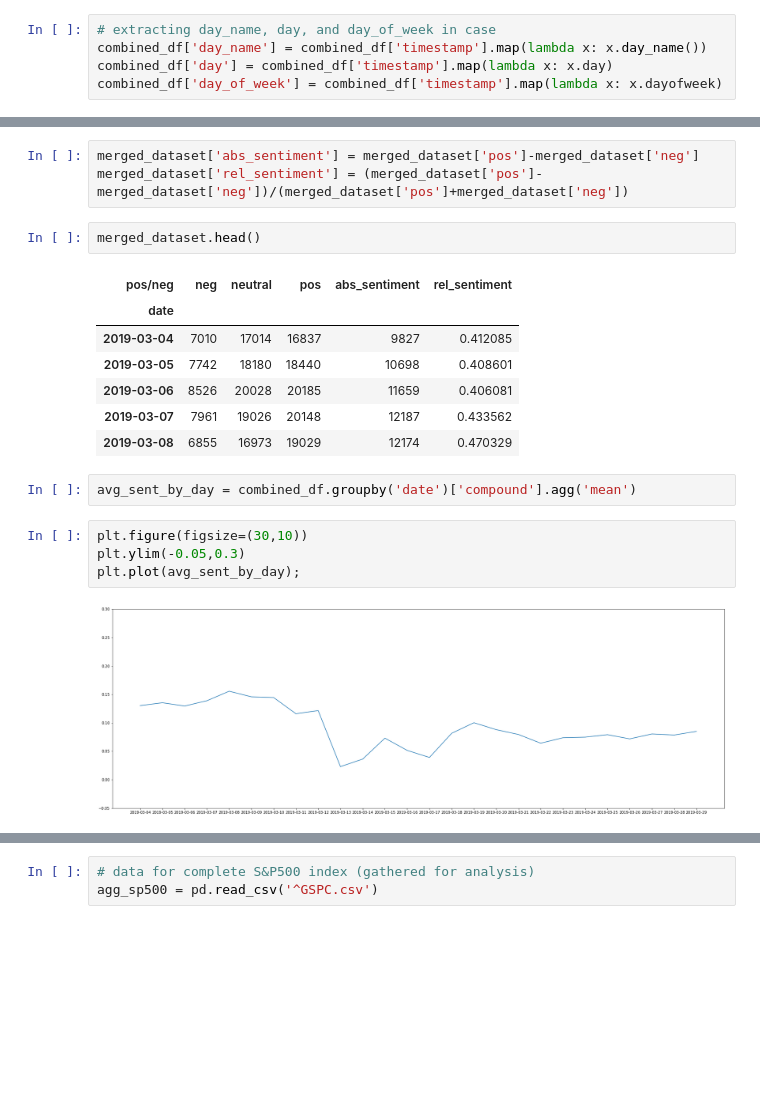
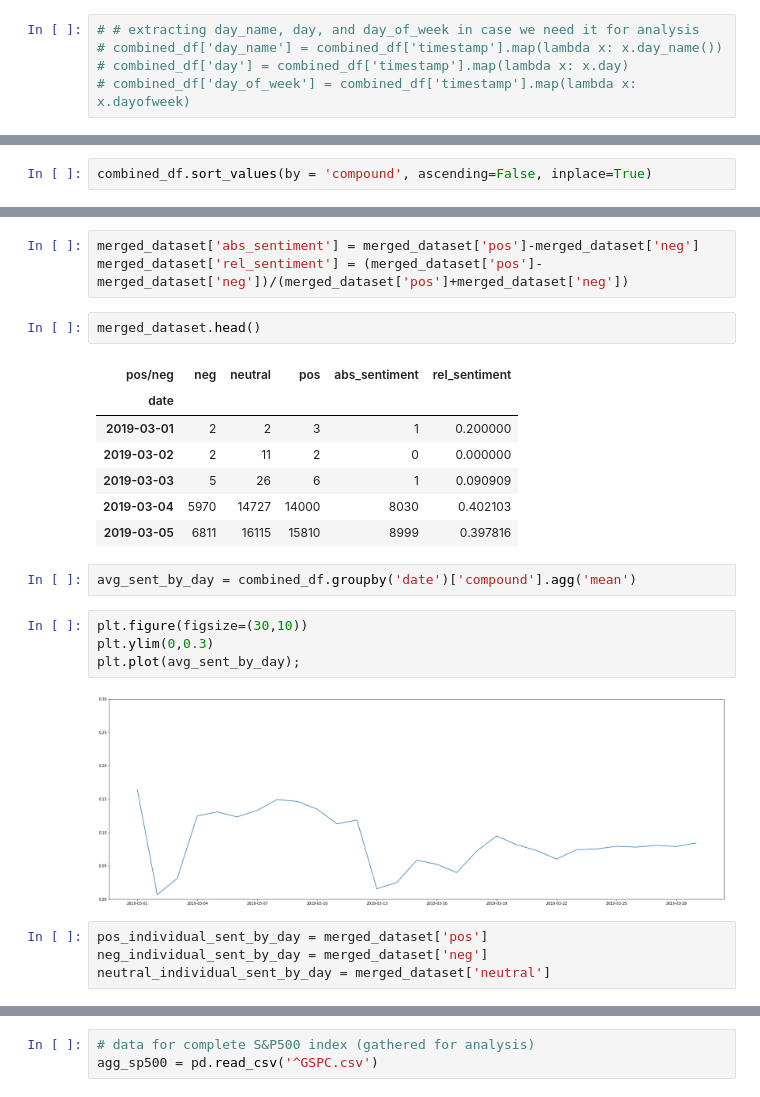
Before and after one commit to luisvillarreal/w266_final, a Jupyter notebook: Data Profiling.ipynb, the cells around one changed output, grey strips where cells are left out. Cells and saved outputs as stored; diff of their text form; blank space fills up the shorter version.

```diff
--- a/Data Profiling.ipynb
+++ b/Data Profiling.ipynb
@@ -127,10 +129,10 @@ analyzer = SentimentIntensityAnalyzer()
 combined_df['compound'] = combined_df['tweet'].map(
     lambda x: list(analyzer.polarity_scores(x).values())[3])
 # %%
-# extracting day_name, day, and day_of_week in case
-combined_df['day_name'] = combined_df['timestamp'].map(lambda x: x.day_name())
-combined_df['day'] = combined_df['timestamp'].map(lambda x: x.day)
-combined_df['day_of_week'] = combined_df['timestamp'].map(lambda x: x.dayofweek)
+# # extracting day_name, day, and day_of_week in case we need it for analysis
+# combined_df['day_name'] = combined_df['timestamp'].map(lambda x: x.day_name())
+# combined_df['day'] = combined_df['timestamp'].map(lambda x: x.day)
+# combined_df['day_of_week'] = combined_df['timestamp'].map(lambda x: x.dayofweek)
 # %%
 #combined_df.to_csv('tweets_with_sentiment.csv')
 #combined_df = pd.read_csv('tweets_with_sentiment.csv', index_col=False)
@@ -145,0 +148,2 @@ combined_df.head()
+# %%
+combined_df.sort_values(by = 'compound', ascending=False, inplace=True)
@@ -309,16 +323,20 @@ merged_dataset.head()
 # %% [output]
 | pos/neg | neg | neutral | pos | abs_sentiment | rel_sentiment |
 | date |  |  |  |  |  |
-| 2019-03-04 | 7010 | 17014 | 16837 | 9827 | 0.412085 |
-| 2019-03-05 | 7742 | 18180 | 18440 | 10698 | 0.408601 |
-| 2019-03-06 | 8526 | 20028 | 20185 | 11659 | 0.406081 |
-| 2019-03-07 | 7961 | 19026 | 20148 | 12187 | 0.433562 |
-| 2019-03-08 | 6855 | 16973 | 19029 | 12174 | 0.470329 |
+| 2019-03-01 | 2 | 2 | 3 | 1 | 0.200000 |
+| 2019-03-02 | 2 | 11 | 2 | 0 | 0.000000 |
+| 2019-03-03 | 5 | 26 | 6 | 1 | 0.090909 |
+| 2019-03-04 | 5970 | 14727 | 14000 | 8030 | 0.402103 |
+| 2019-03-05 | 6811 | 16115 | 15810 | 8999 | 0.397816 |
 # %%
 avg_sent_by_day = combined_df.groupby('date')['compound'].agg('mean')
 # %%
 plt.figure(figsize=(30,10))
-plt.ylim(-0.05,0.3)
+plt.ylim(0,0.3)
 plt.plot(avg_sent_by_day);
 # %% [output]
-[figure, old version]
+[figure, new version]
+# %%
+pos_individual_sent_by_day = merged_dataset['pos']
+neg_individual_sent_by_day = merged_dataset['neg']
+neutral_individual_sent_by_day = merged_dataset['neutral']
```
Also changed, not shown: parts of 52 cells of this notebook.
